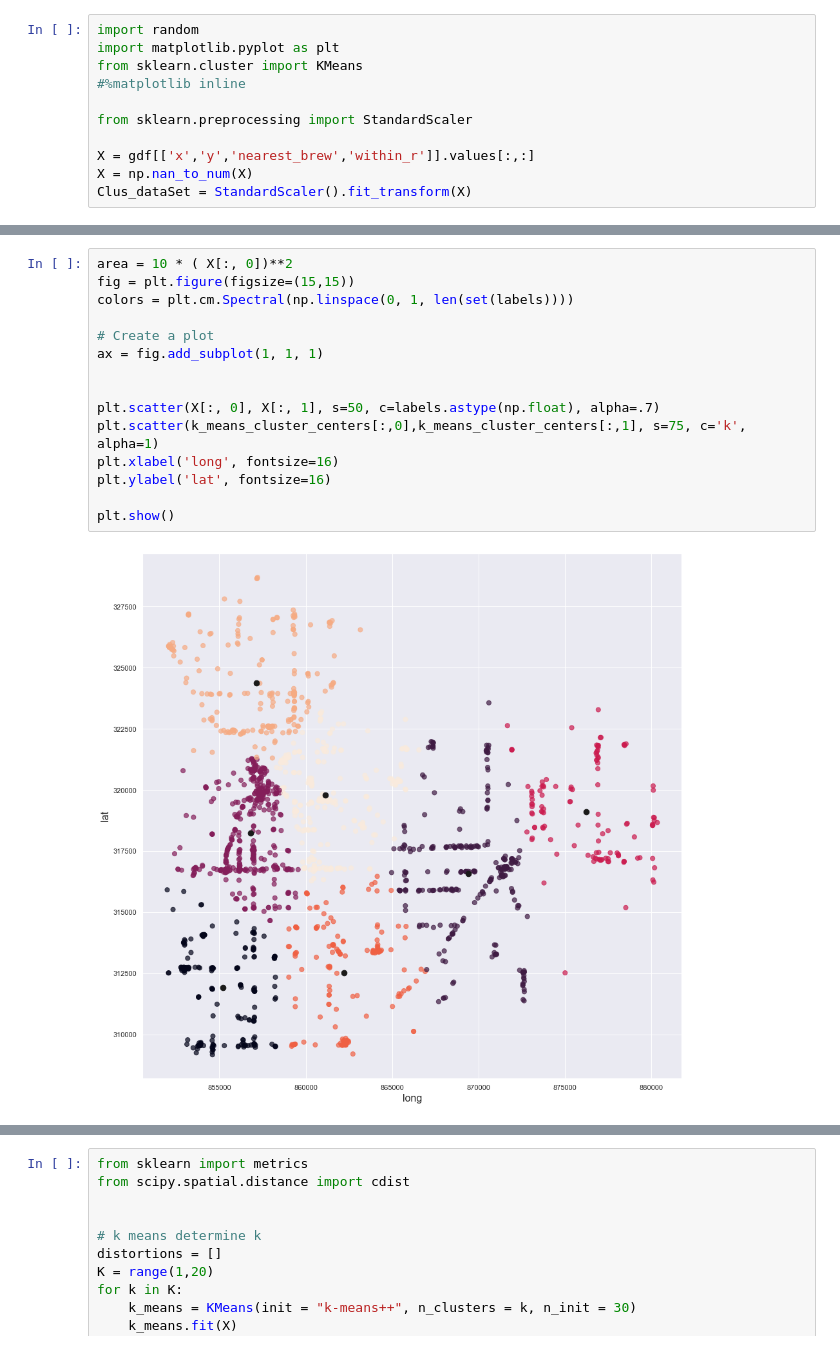
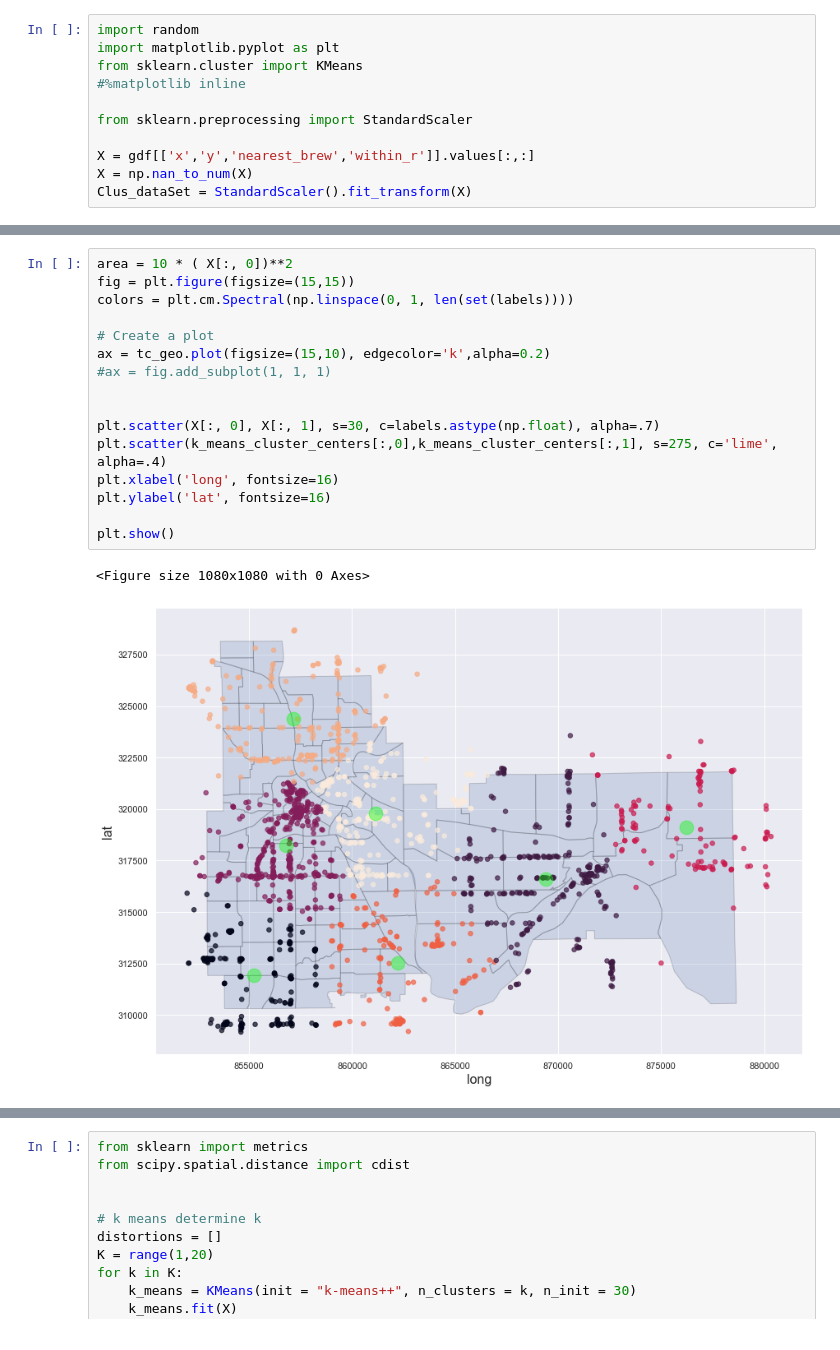
Before and after one commit to no50free/Twin_Cities_Cluster_Analysis, a Jupyter notebook: Capstone Cleaned.ipynb, the cells around one changed output, grey strips where cells are left out. Cells and saved outputs as stored; diff of their text form.

Commit message:
cluster centers added

```diff
--- a/Capstone Cleaned.ipynb
+++ b/Capstone Cleaned.ipynb
@@ -537,18 +537,20 @@ gdf.head(2)
 # %%
 area = 10 * ( X[:, 0])**2
 fig = plt.figure(figsize=(15,15))
 colors = plt.cm.Spectral(np.linspace(0, 1, len(set(labels))))
 
 # Create a plot
-ax = fig.add_subplot(1, 1, 1)
+ax = tc_geo.plot(figsize=(15,10), edgecolor='k',alpha=0.2)
+#ax = fig.add_subplot(1, 1, 1)
 
 
-plt.scatter(X[:, 0], X[:, 1], s=50, c=labels.astype(np.float), alpha=.7)
-plt.scatter(k_means_cluster_centers[:,0],k_means_cluster_centers[:,1], s=75, c='k', alpha=1)
+plt.scatter(X[:, 0], X[:, 1], s=30, c=labels.astype(np.float), alpha=.7)
+plt.scatter(k_means_cluster_centers[:,0],k_means_cluster_centers[:,1], s=275, c='lime', alpha=.4)
 plt.xlabel('long', fontsize=16)
 plt.ylabel('lat', fontsize=16)
 
 plt.show()
 # %% [output]
+<Figure size 1080x1080 with 0 Axes>
-[figure, old version]
+[figure, new version]
 # %%
```
Also changed, not shown: parts of 2 cells of this notebook.
